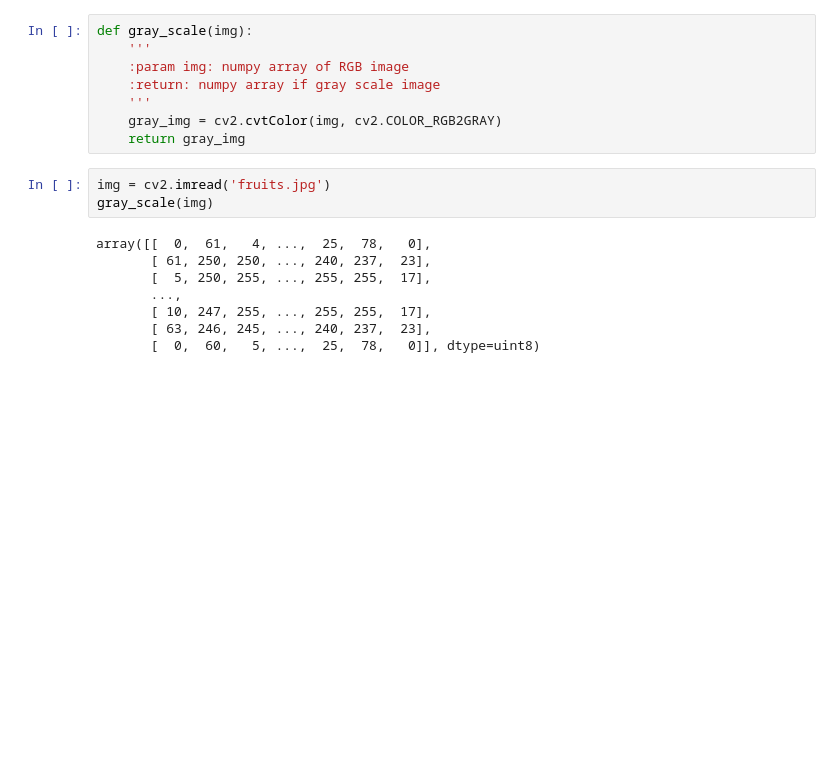
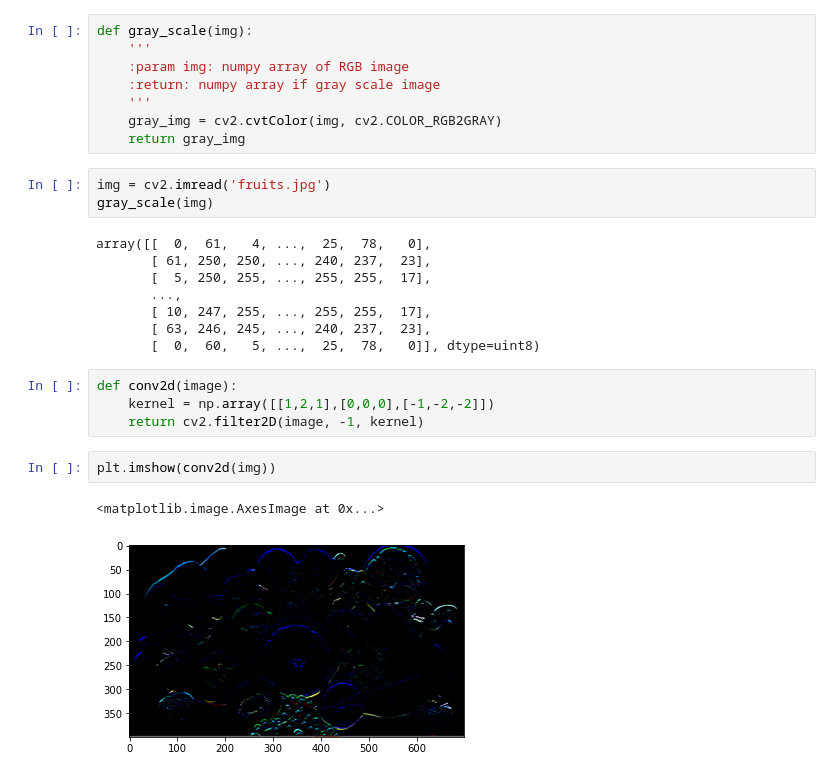
Before and after one commit to VishnuGopireddy/streamlit_image_processing, a Jupyter notebook: Untitled.ipynb, the cells around one changed output. Saved outputs shown, nothing was run; the diff lists cells and outputs as text; blank space fills up the shorter version.

```diff
--- a/Untitled.ipynb
+++ b/Untitled.ipynb
@@ -60,3 +57,12 @@ array([[  0,  61,   4, ...,  25,  78,   0],
        [ 10, 247, 255, ..., 255, 255,  17],
        [ 63, 246, 245, ..., 240, 237,  23],
        [  0,  60,   5, ...,  25,  78,   0]], dtype=uint8)
+# %%
+def conv2d(image):
+    kernel = np.array([[1,2,1],[0,0,0],[-1,-2,-2]])
+    return cv2.filter2D(image, -1, kernel)
+# %%
+plt.imshow(conv2d(img))
+# %% [output]
+<matplotlib.image.AxesImage at 0x...>
+[figure, added]
```
Also changed, not shown: parts of 2 cells of this notebook, 2 other files.
